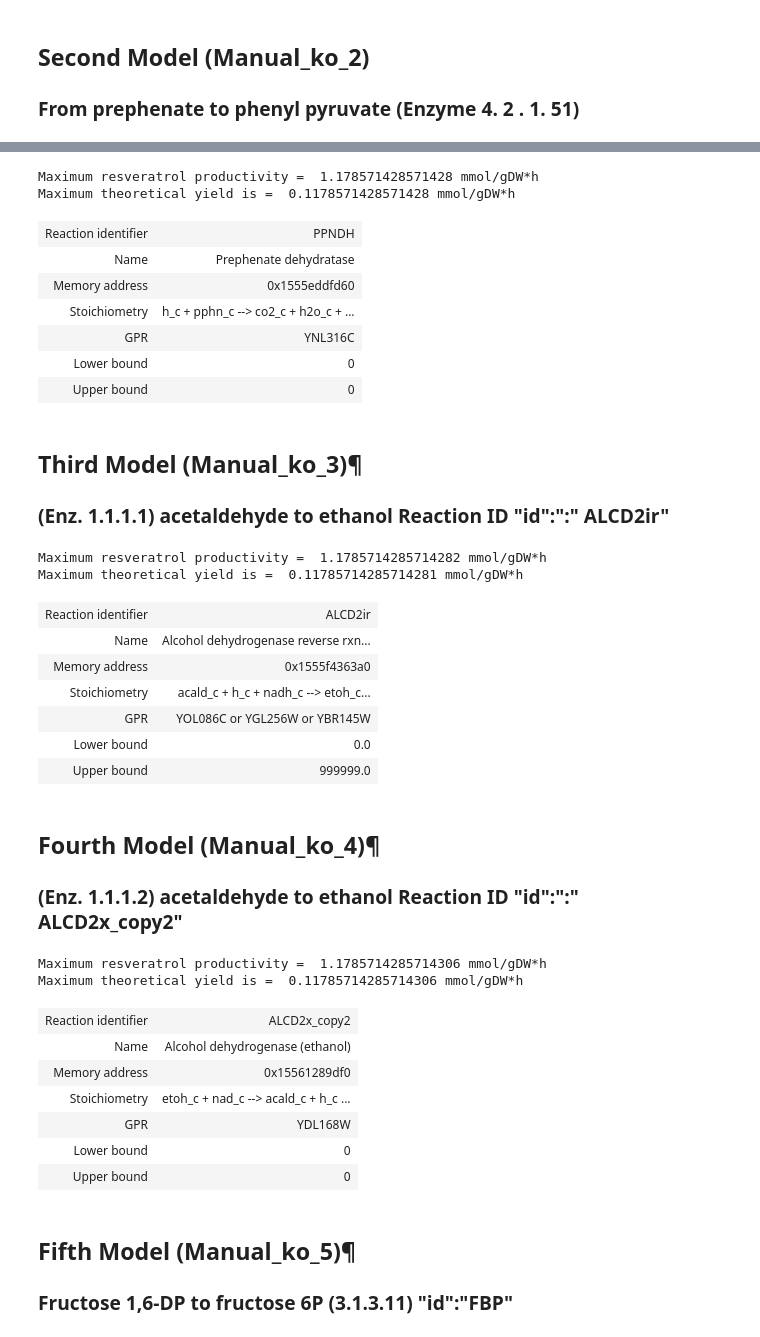
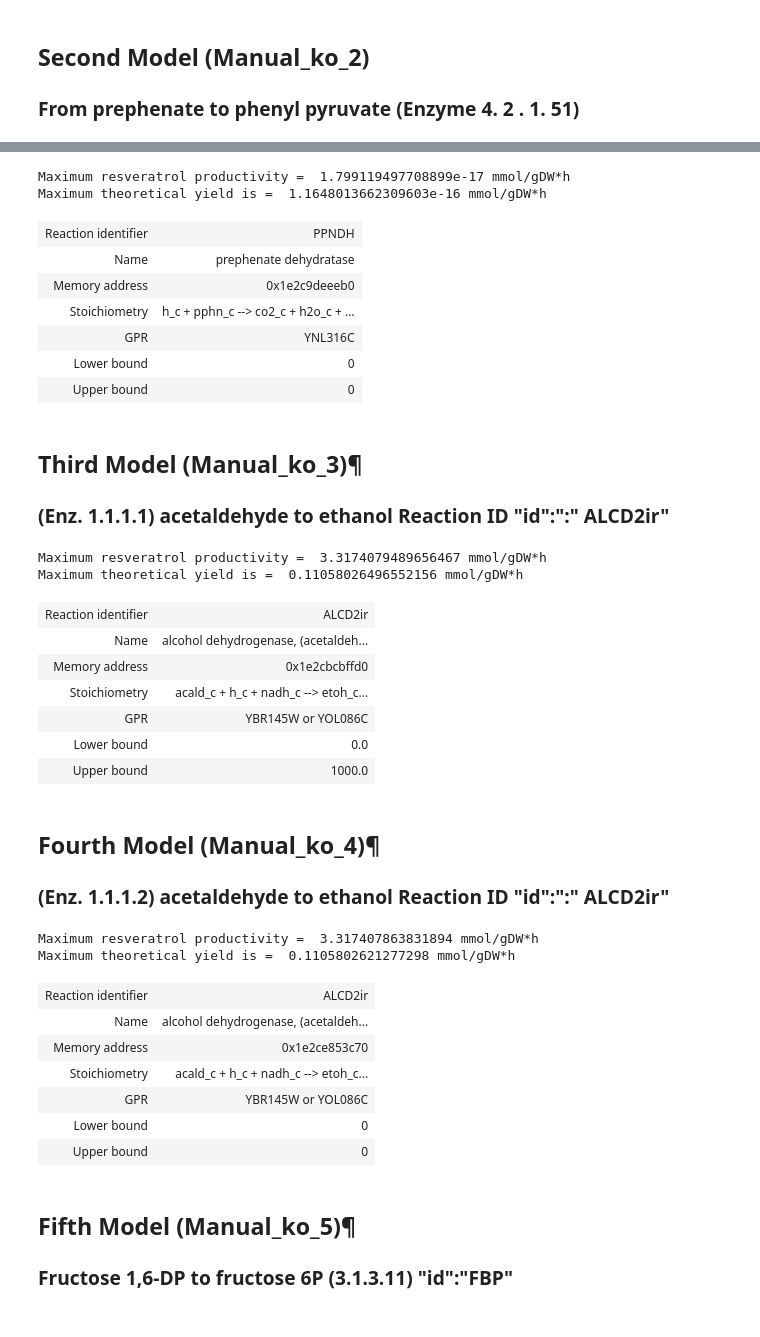
Before and after one commit to 27410/27410-group-assigment-group-4-resveratrol-in-s-cerevisiae, a Jupyter notebook: analysis/07. Manually_derived_models.ipynb, the cells around one changed output, grey strips where cells are left out. Saved outputs shown, nothing was run; the diff lists cells and outputs as text; code cells hidden in the pictures.

```diff
--- a/analysis/07. Manually_derived_models.ipynb
+++ b/analysis/07. Manually_derived_models.ipynb
@@ -78,7 +124,12 @@ model.reactions.FBP
 ### From chorismate to anthranilate (Enzyme: 4.1.3.27)
 # %%
 # Read model (resveratrol from glucose, S. cervisae)
-model_Manual_ko_1 = read_sbml_model('../data/models/yeast_resv.xml')
+model_Manual_ko_1 = read_sbml_model('../data/models/yeast8_resv_glc.xml')
+model_Manual_ko_1.reactions.GROWTH.lower_bound=0.04
+medium=model_Manual_ko_1.medium
+medium['EX_glc__D_e'] = 30
+medium['EX_o2_e'] = 4
+model_Manual_ko_1.medium = medium
 # %%
 #Knock out changes the boundaries to zero
 model_Manual_ko_1.reactions.ANS.knock_out()
@@ -131,7 +182,12 @@ Maximum theoretical yield is =  0.11785714285714281 mmol/gDW*h
 ### From prephenate to phenyl pyruvate (Enzyme 4. 2 . 1. 51)
 # %%
 # Read model (resveratrol from glucose, S. cervisae)
-model_Manual_ko_2 = read_sbml_model('../data/models/yeast_resv.xml')
+model_Manual_ko_2 = read_sbml_model('../data/models/yeast8_resv_glc.xml')
+model_Manual_ko_2.reactions.GROWTH.lower_bound=0.04
+medium=model_Manual_ko_2.medium
+medium['EX_glc__D_e'] = 30
+medium['EX_o2_e'] = 4
+model_Manual_ko_2.medium = medium
 # %%
 #Knock out changes the boundaries to zero
 model_Manual_ko_2.reactions.PPNDH.knock_out()
@@ -159,11 +215,11 @@ with model_Manual_ko_2:
     print("Maximum theoretical yield is = ", max_yield, "mmol/gDW*h")
 model_Manual_ko_2.reactions.PPNDH
 # %% [output]
-Maximum resveratrol productivity =  1.178571428571428 mmol/gDW*h
-Maximum theoretical yield is =  0.1178571428571428 mmol/gDW*h
+Maximum resveratrol productivity =  1.799119497708899e-17 mmol/gDW*h
+Maximum theoretical yield is =  1.1648013662309603e-16 mmol/gDW*h
 | Reaction identifier | PPNDH |
-| Name | Prephenate dehydratase |
-| Memory address | 0x1555eddfd60 |
+| Name | prephenate dehydratase |
+| Memory address | 0x1e2c9deeeb0 |
 | Stoichiometry | h_c + pphn_c --> co2_c + h2o_c + ... |
 | GPR | YNL316C |
 | Lower bound | 0 |
@@ -173,7 +229,12 @@ Maximum theoretical yield is =  0.1178571428571428 mmol/gDW*h
 ### (Enz. 1.1.1.1) acetaldehyde to ethanol Reaction ID "id":":" ALCD2ir"
 # %%
 # Read model (resveratrol from glucose, S. cervisae)
-model_Manual_ko_3 = read_sbml_model('../data/models/yeast_resv.xml')
+model_Manual_ko_3 = read_sbml_model('../data/models/yeast8_resv_glc.xml')
+model_Manual_ko_3.reactions.GROWTH.lower_bound=0.04
+medium=model_Manual_ko_3.medium
+medium['EX_glc__D_e'] = 30
+medium['EX_o2_e'] = 4
+model_Manual_ko_3.medium = medium
 # %%
 with model_Manual_ko_3:
     model_Manual_ko_3.objective = model_Manual_ko_3.reactions.VVVST1
@@ -189,44 +250,50 @@ with model_Manual_ko_3:
     print("Maximum theoretical yield is = ", max_yield, "mmol/gDW*h")
 model_Manual_ko_3.reactions.ALCD2ir
 # %% [output]
-Maximum resveratrol productivity =  1.1785714285714282 mmol/gDW*h
-Maximum theoretical yield is =  0.11785714285714281 mmol/gDW*h
+Maximum resveratrol productivity =  3.3174079489656467 mmol/gDW*h
+Maximum theoretical yield is =  0.11058026496552156 mmol/gDW*h
 | Reaction identifier | ALCD2ir |
-| Name | Alcohol dehydrogenase reverse rxn... |
-| Memory address | 0x1555f4363a0 |
+| Name | alcohol dehydrogenase, (acetaldeh... |
+| Memory address | 0x1e2cbcbffd0 |
 | Stoichiometry | acald_c + h_c + nadh_c --> etoh_c... |
-| GPR | YOL086C or YGL256W or YBR145W |
+| GPR | YBR145W or YOL086C |
 | Lower bound | 0.0 |
-| Upper bound | 999999.0 |
+| Upper bound | 1000.0 |
 # %% [markdown]
 ## Fourth Model (Manual_ko_4)¶
-### (Enz. 1.1.1.2) acetaldehyde to ethanol Reaction ID "id":":" ALCD2x_copy2"
+### (Enz. 1.1.1.2) acetaldehyde to ethanol Reaction ID "id":":" ALCD2ir"
 # %%
 # Read model (resveratrol from glucose, S. cervisae)
-model_Manual_ko_4 = read_sbml_model('../data/models/yeast_resv.xml')
-model_Manual_ko_4.reactions.ALCD2x_copy2.knock_out()
+model_Manual_ko_4 = read_sbml_model('../data/models/yeast8_resv_glc.xml')
+model_Manual_ko_4.reactions.GROWTH.lower_bound=0.04
+medium=model_Manual_ko_4.medium
+medium['EX_glc__D_e'] = 30
+medium['EX_o2_e'] = 4
+model_Manual_ko_4.medium = medium
+
+model_Manual_ko_4.reactions.ALCD2x.knock_out()
 model_Manual_ko_4.reactions.ALCD2ir.knock_out()
 # %%
 with model_Manual_ko_4:
     model_Manual_ko_4.objective = model_Manual_ko_4.reactions.VVVST1
-    model_Manual_ko_4.reactions.ALCD2x_copy2.knock_out()
+    model_Manual_ko_4.reactions.ALCD2ir.knock_out()
     #model_Manual_ko_4.reactions.ALCD2ir.knock_out()
 
     resveratrol_max_production = model_Manual_ko_4.optimize().objective_value
     print("Maximum resveratrol productivity = ",resveratrol_max_production , "mmol/gDW*h")
 
     glucose_uptake_flux = model_Manual_ko_4.reactions.EX_glc__D_e.flux #Glucose exchange reaction
     max_yield = resveratrol_max_production / (-1*glucose_uptake_flux)
     print("Maximum theoretical yield is = ", max_yield, "mmol/gDW*h")
-model_Manual_ko_4.reactions.ALCD2x_copy2
+model_Manual_ko_4.reactions.ALCD2ir
 # %% [output]
-Maximum resveratrol productivity =  1.1785714285714306 mmol/gDW*h
-Maximum theoretical yield is =  0.11785714285714306 mmol/gDW*h
+Maximum resveratrol productivity =  3.317407863831894 mmol/gDW*h
+Maximum theoretical yield is =  0.1105802621277298 mmol/gDW*h
-| Reaction identifier | ALCD2x_copy2 |
-| Name | Alcohol dehydrogenase (ethanol) |
-| Memory address | 0x15561289df0 |
-| Stoichiometry | etoh_c + nad_c --> acald_c + h_c ... |
-| GPR | YDL168W |
+| Reaction identifier | ALCD2ir |
+| Name | alcohol dehydrogenase, (acetaldeh... |
+| Memory address | 0x1e2ce853c70 |
+| Stoichiometry | acald_c + h_c + nadh_c --> etoh_c... |
+| GPR | YBR145W or YOL086C |
 | Lower bound | 0 |
 | Upper bound | 0 |
 # %% [markdown]
```
Also changed, not shown: parts of 31 cells of this notebook, 5 other files.
